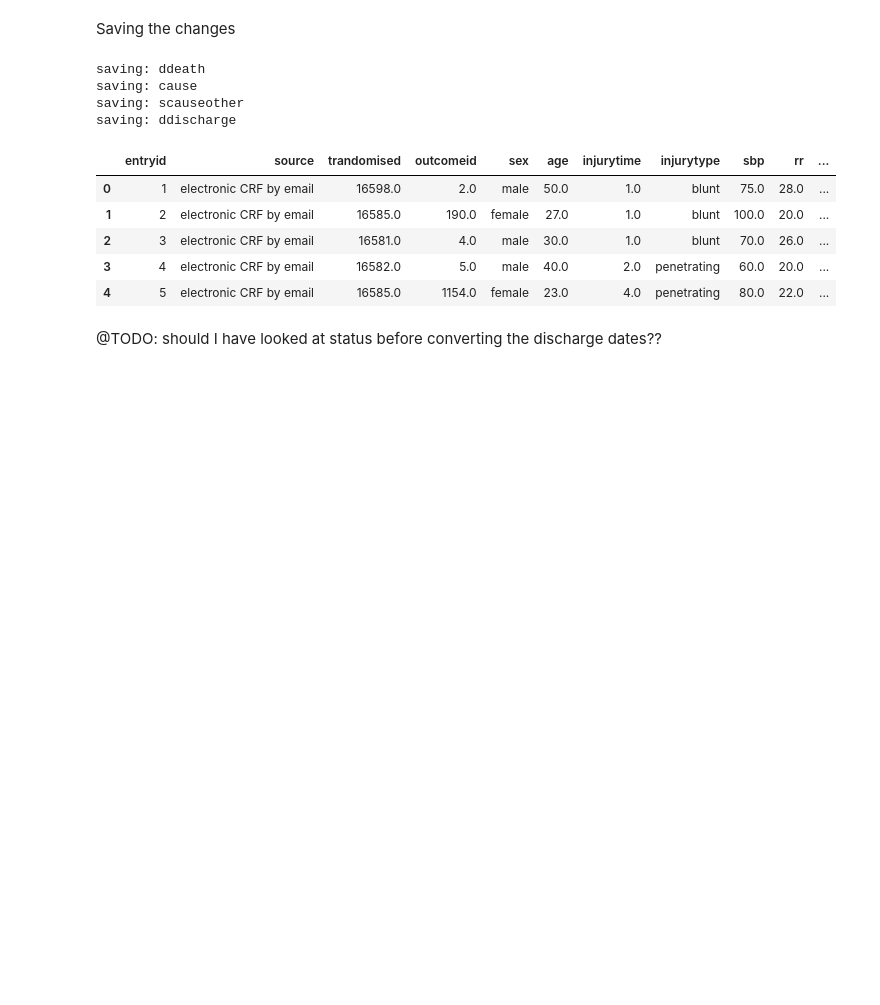
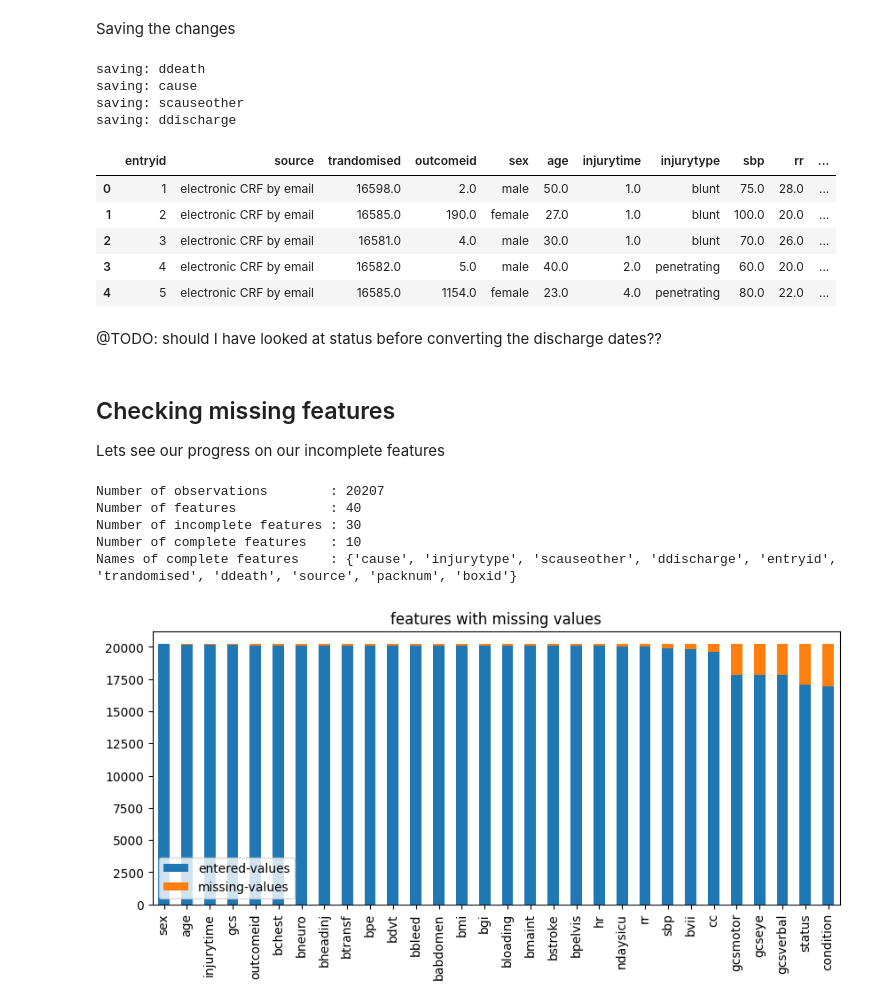
Before and after one commit to JasonSecrestBMX/jsecrest-datascience-demo, a Jupyter notebook: Vanderbilt-Crash/01-crash2_cleaning.ipynb, the cells around one changed output. Saved outputs shown, nothing was run; the diff lists cells and outputs as text; code cells hidden in the pictures; blank space fills up the shorter version.

Commit message:
plot incomplete features after cleanup

```diff
--- a/Vanderbilt-Crash/01-crash2_cleaning.ipynb
+++ b/Vanderbilt-Crash/01-crash2_cleaning.ipynb
@@ -524,3 +524,16 @@ crash_df.head()
 | 4 | 5 | electronic CRF by email | 16585.0 | 1154.0 | female | 23.0 | 4.0 | penetrating | 80.0 | 22.0 | ... |
 # %% [markdown]
 @TODO: should I have looked at status before converting the discharge dates??
+# %% [markdown]
+## Checking missing features
+
+Lets see our progress on our incomplete features
+# %%
+plot_incomplete_features()
+# %% [output]
+Number of observations        : 20207
+Number of features            : 40
+Number of incomplete features : 30
+Number of complete features   : 10
+Names of complete features    : {'cause', 'injurytype', 'scauseother', 'ddischarge', 'entryid', 'trandomised', 'ddeath', 'source', 'packnum', 'boxid'}
+[figure, added]
```
